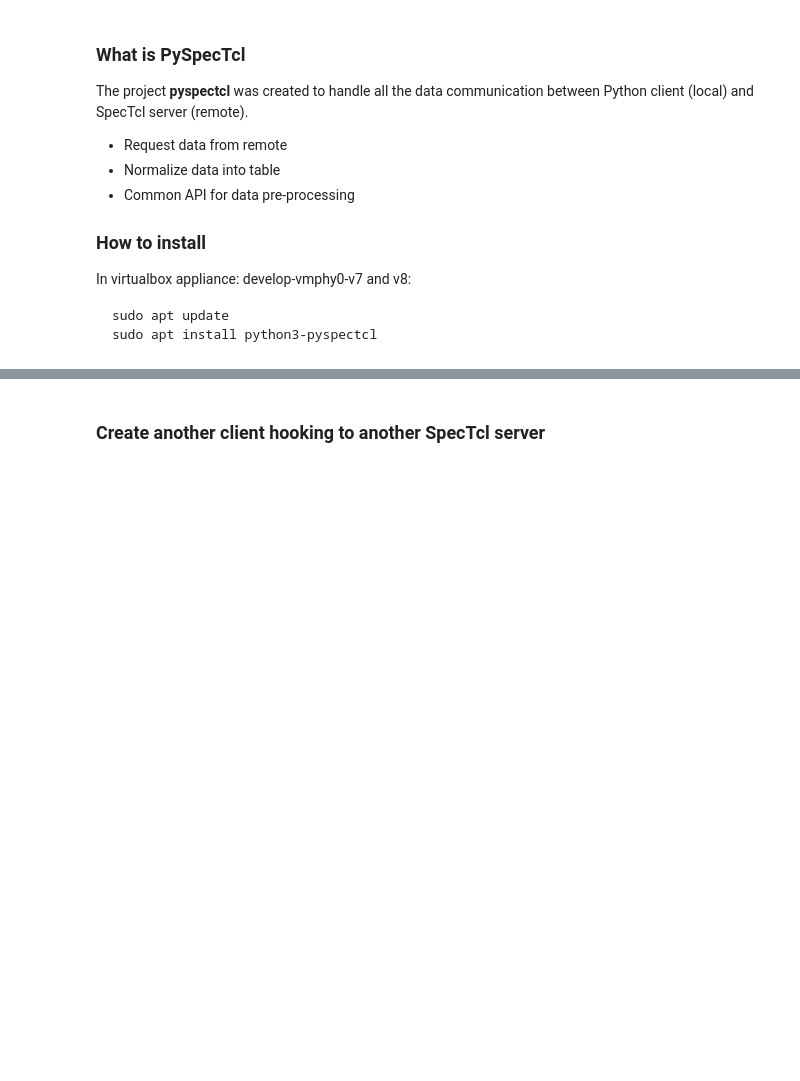
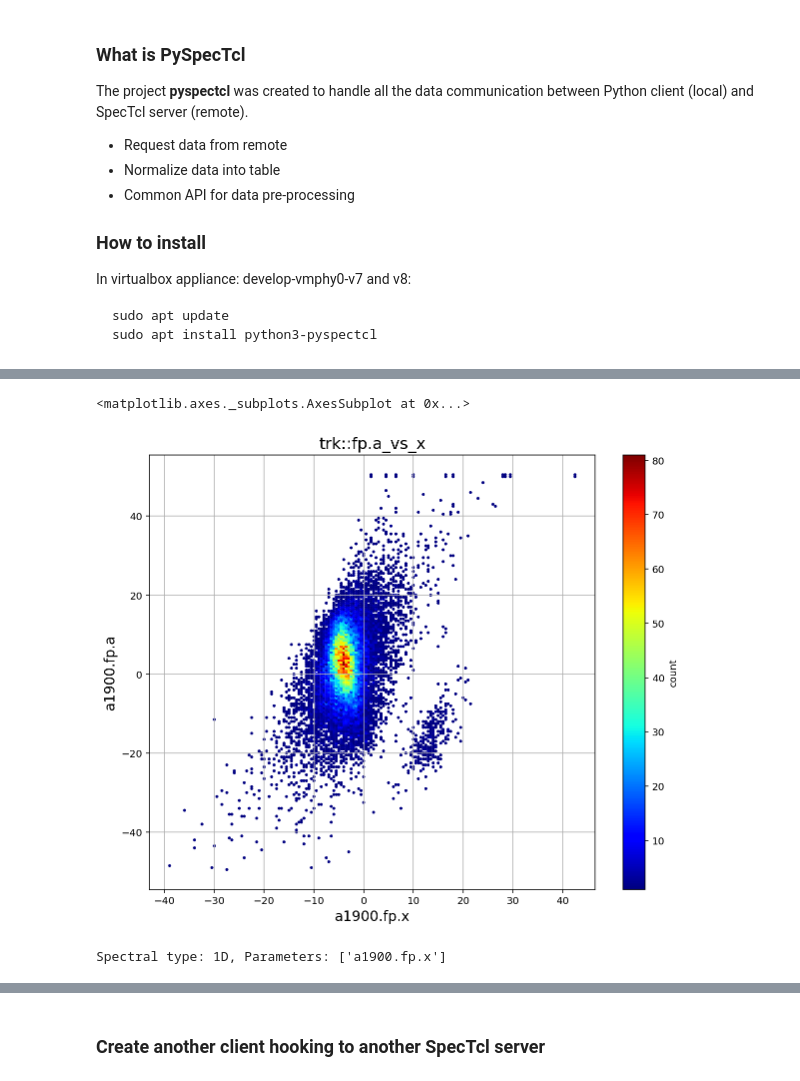
Before and after one commit to zhangt58/PySpecTcl, a Jupyter notebook: doc/getting-started/Work_with_DAQ_data_through_SpecTcl.ipynb, the cells around one changed output, grey strips where cells are left out. Cells and saved outputs as stored; diff of their text form; code cells hidden in the pictures; blank space fills up the shorter version.

```diff
--- a/doc/getting-started/Work_with_DAQ_data_through_SpecTcl.ipynb
+++ b/doc/getting-started/Work_with_DAQ_data_through_SpecTcl.ipynb
@@ -154,0 +43,2 @@ data.plot(x='a1900.tof.rf2', y='a1900.fp.pin.dE', c='count',
+# %%
+data_client = DataClient()
@@ -154,0 +50,5 @@ data.plot(x='a1900.tof.rf2', y='a1900.fp.pin.dE', c='count',
+# %%
+# But could be re-configured
+data_client.base_url = "http://127.0.0.1"
+data_client.port = 8001
+data_client
@@ -154,0 +57,4 @@ data.plot(x='a1900.tof.rf2', y='a1900.fp.pin.dE', c='count',
+# %%
+# Switch port back to 8000
+data_client.port = 8000
+data_client
@@ -154,0 +159,3 @@ data.plot(x='a1900.tof.rf2', y='a1900.fp.pin.dE', c='count',
+# %%
+# Get data as a Spectrum instance
+sp1 = data_client.get_spectrum('trk::fp.a_vs_x')
@@ -154,0 +281,12 @@ data.plot(x='a1900.tof.rf2', y='a1900.fp.pin.dE', c='count',
+# %%
+# Plot
+sp1.plot(fontsize=14, grid=True)
+# %% [output]
+<matplotlib.axes._subplots.AxesSubplot at 0x...>
+[figure, added]
+# %%
+# Get another 1D spectrum
+sp2 = data_client.get_spectrum('trk::fp.x!foi')
+print(f"Spectral type: {sp2.stype}, Parameters: {sp2.parameters}")
+# %% [output]
+Spectral type: 1D, Parameters: ['a1900.fp.x']
```
Also changed, not shown: parts of 52 cells of this notebook, 2 other files.
